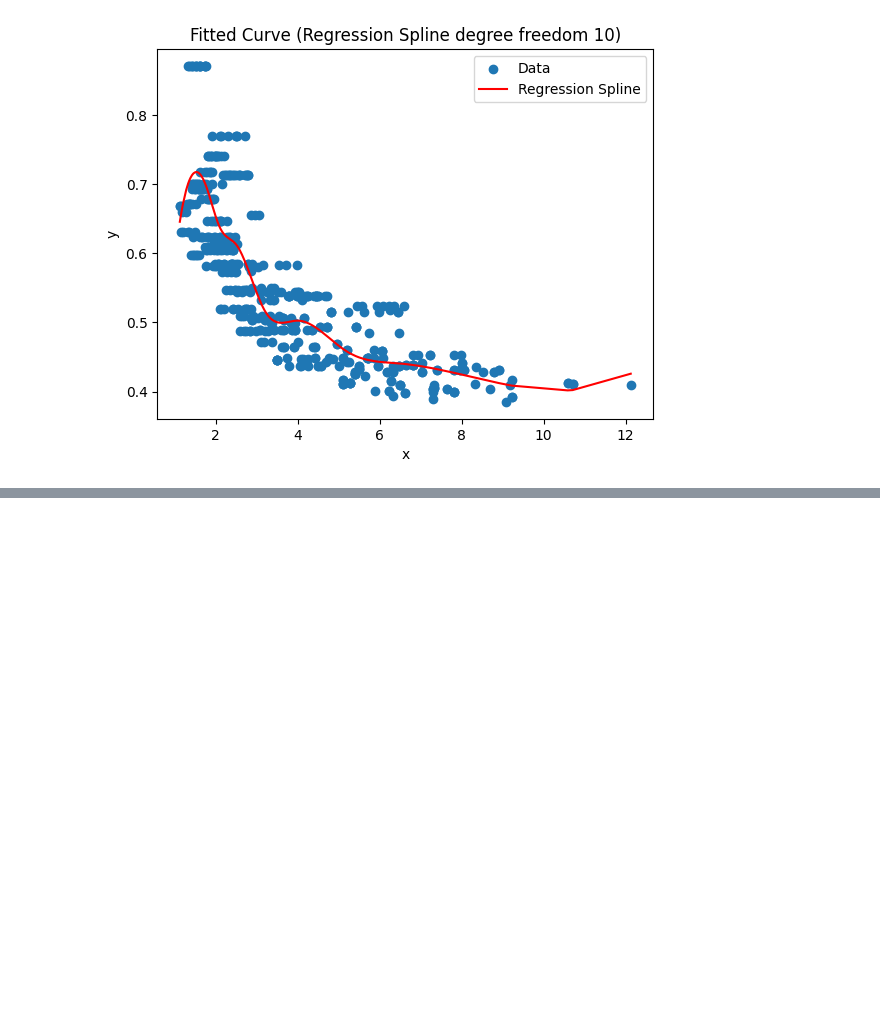
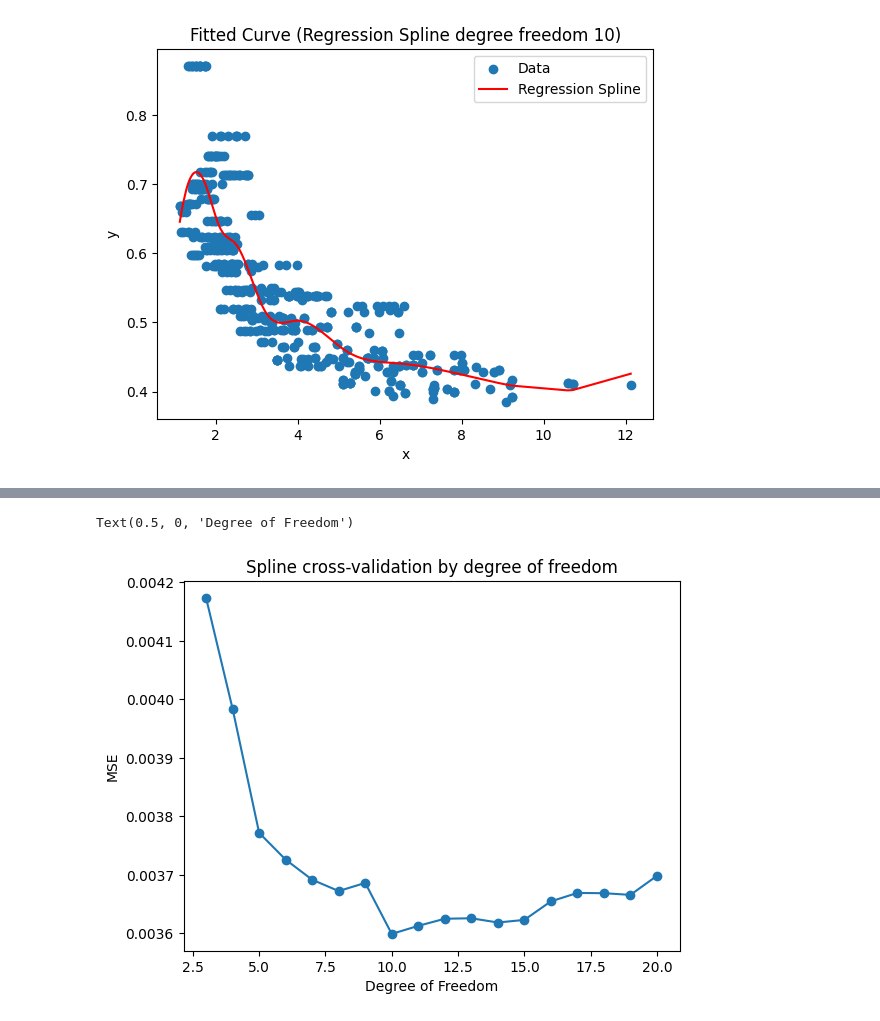
Before and after one commit to QuanPham19/statistical-modeling, a Jupyter notebook: 7-2-practice.ipynb, the cells around one changed output, grey strips where cells are left out. Drawn from its saved outputs; the diff is of its cells as text; code cells hidden in the pictures; blank space fills up the shorter version.

```diff
--- a/7-2-practice.ipynb
+++ b/7-2-practice.ipynb
@@ -217,7 +218,11 @@ bs(X, df=df, include_intercept=False)[8]    -0.2782      0.063     -4.392      0
 bs(X, df=df, include_intercept=False)[9]    -0.2198      0.062     -3.550      0.000      -0.341      -0.098
 ============================================================================================================
 # %%
-spline_basis_pred = dmatrix("bs(x_pred, df=df, include_intercept=False)", {"x_pred": sorted(dis['dis'])}, return_type='dataframe')
+spline_basis_pred = dmatrix(
+    "bs(x_pred, df=df, include_intercept=False)",
+    {"x_pred": sorted(dis['dis'])},
+    return_type='dataframe'
+    )
 x_pred = sorted(dis['dis'])
 y_pred = model.predict(spline_basis_pred)
 
@@ -230,3 +235,34 @@ plt.legend()
 plt.show()
 # %% [output]
 [figure]
+# %%
+df_list = range(3, 21)
+n_splits = 5
+kf = KFold(n_splits=n_splits, shuffle=True, random_state=1)
+
+deg, mse_cv = [], []
+for df in df_list:
+    mse_list = []
+
+    for train_index, test_index in kf.split(dis['dis']):
+        X_train, X_test = dis['dis'][train_index], dis['dis'][test_index]
+        y_train, y_test = y[train_index], y[test_index]
+
+        train_data = pd.DataFrame({'X': X_train, 'y': y_train})
+        test_data = pd.DataFrame({'X': X_test})
+
+        spline_basis_train = dmatrix(f"bs(X, df={df}, include_intercept=False)", train_data, return_type='dataframe')
+        model = sm.GLM(train_data['y'], spline_basis_train, family=sm.families.Gaussian()).fit()
+
+        spline_basis_test = dmatrix(f"bs(X, df={df}, include_intercept=False)", test_data, return_type='dataframe')
+        y_pred = model.predict(spline_basis_test)
+
+        mse = ((y_pred - y_test) ** 2).mean()
+        mse_list.append(mse)
+
+    avg_mse = np.mean(mse_list)
+
+    deg.append(df)
+    mse_cv.append(avg_mse)
+
+    print(f"df: {df}, Average MSE: {avg_mse}")
@@ -232,0 +288,8 @@ plt.show()
+# %%
+plt.plot(deg, mse_cv, marker='o')
+plt.title('Spline cross-validation by degree of freedom')
+plt.ylabel('MSE')
+plt.xlabel('Degree of Freedom')
+# %% [output]
+Text(0.5, 0, 'Degree of Freedom')
+[figure, added]
```
Also changed, not shown: parts of 10 cells of this notebook.
